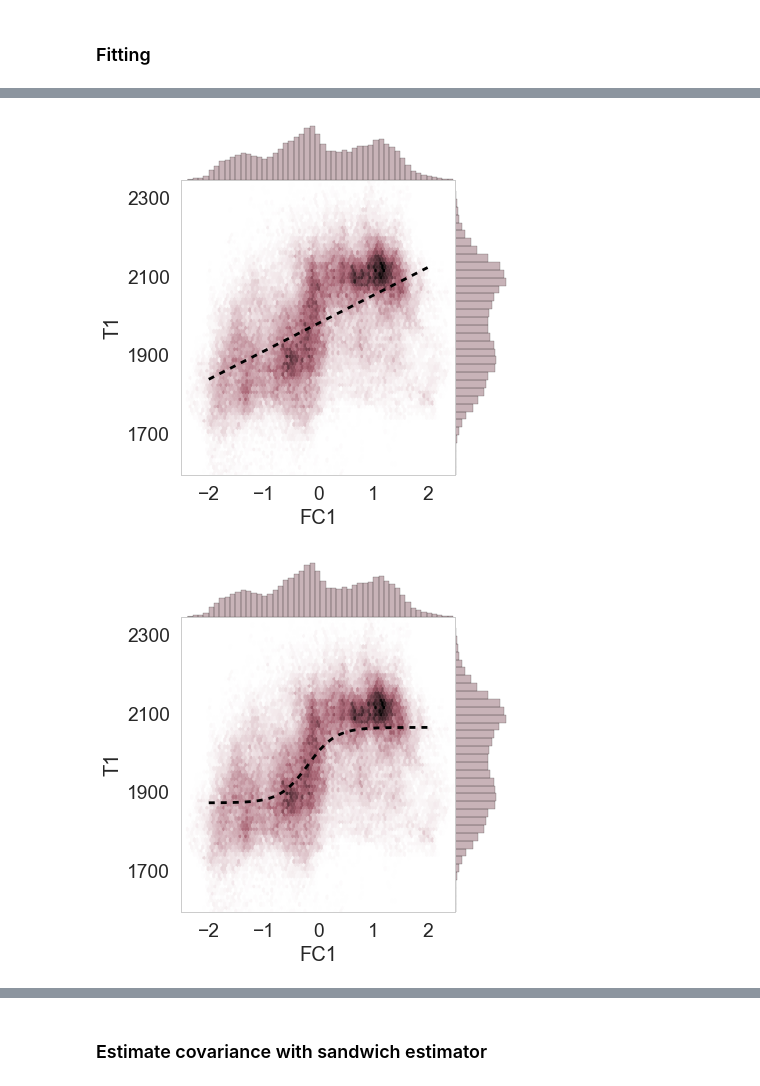
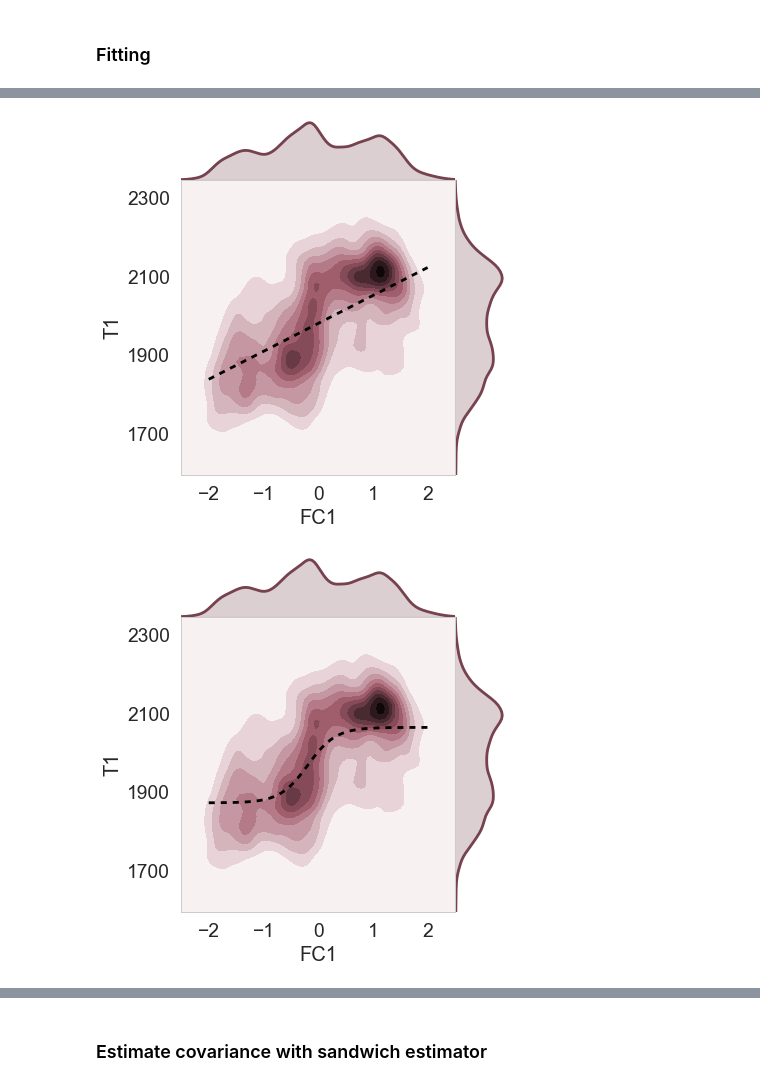
Before and after one commit to juhuntenburg/myelinconnect, a Jupyter notebook: notebooks/Nonlinear_fit.ipynb, the cells around one changed output, grey strips where cells are left out. Drawn from its saved outputs; the diff is of its cells as text; code cells hidden in the pictures.

```diff
--- a/notebooks/Nonlinear_fit.ipynb
+++ b/notebooks/Nonlinear_fit.ipynb
@@ -60,6 +60,12 @@ def sigmoid(x, height, theta, xshift, yshift):
 # %%
 def polynomial_3(xs, b0, b1, b2, b3):
     return b0 + b1*xs + b2*xs**2 + b3*xs**3
+# %%
+def polynomial_4(xs, b0, b1, b2, b3, b4):
+    return b0 + b1*xs + b2*xs**2 + b3*xs**3 + b4*xs**4
+# %%
+def polynomial_5(xs, b0, b1, b2, b3, b4, b5):
+    return b0 + b1*xs + b2*xs**2 + b3*xs**3 + b4*xs**4 + b5*xs**5
 # %%
 xdata = FC1
 ydata = (T1-np.mean(T1))/np.std(T1)
@@ -76,6 +88,10 @@ predicted_ys_poly3 = polynomial_3(x, *fitted_parms_poly3)
 # %%
-predicted_T1_line_lin = predicted_ys_lin*np.std(T1)+np.mean(T1)
-predicted_T1_lin = linear(FC1, *fitted_parms_lin)*np.std(T1)+np.mean(T1)
+fitted_parms_poly4, _ = curve_fit(polynomial_4, xdata, ydata)
+predicted_ys_poly4 = polynomial_4(x, *fitted_parms_poly4)
+predicted_T1_line_poly4 = predicted_ys_poly4*np.std(T1)+np.mean(T1)
+predicted_T1_poly4 = polynomial_4(FC1, *fitted_parms_poly4)*np.std(T1)+np.mean(T1)
 # %%
-predicted_T1_line_sig = predicted_ys_sigmoid*np.std(T1)+np.mean(T1)
-predicted_T1_sig = sigmoid(FC1, *fitted_parms_sigmoid)*np.std(T1)+np.mean(T1)
+fitted_parms_poly5, _ = curve_fit(polynomial_5, xdata, ydata)
+predicted_ys_poly5 = polynomial_5(x, *fitted_parms_poly5)
+predicted_T1_line_poly5 = predicted_ys_poly5*np.std(T1)+np.mean(T1)
+predicted_T1_poly5 = polynomial_5(FC1, *fitted_parms_poly5)*np.std(T1)+np.mean(T1)
@@ -99,35 +112,51 @@ import seaborn as sns
 sns.set_style('whitegrid',{'axes.grid': False})
 sns.set_context('poster', font_scale=1.2)
 scatter_mask = np.where(t1_predict_0['t1']>1500)
 
 xlim = (-2.5, 2.5)
 ylim = (1600, 2350)
 yticks = [1700, 1900,2100, 2300]
 scatter_color = sns.xkcd_rgb['brownish purple']
 
 fig = sns.jointplot(FC1,
                     T1,
                     stat_func=None,space=0,ylim=ylim,xlim=xlim,
-                    kind="hex", size=6, color=scatter_color)
+                    kind="kde", size=6, color=scatter_color)
 fig.ax_joint.plot(x, predicted_T1_line_lin, 'k--')
 fig.set_axis_labels('FC1', 'T1', fontsize=20)
 fig.ax_joint.set_yticks(yticks);
 
 fig = sns.jointplot(FC1,
                     T1,
                     stat_func=None,space=0,ylim=ylim,xlim=xlim,
-                    kind="hex", size=6, color=scatter_color)
+                    kind="kde", size=6, color=scatter_color)
 fig.ax_joint.plot(x, predicted_T1_line_sig, 'k--')
 fig.set_axis_labels('FC1', 'T1', fontsize=20)
 fig.ax_joint.set_yticks(yticks);
 
 fig = sns.jointplot(FC1,
                     T1,
                     stat_func=None,space=0,ylim=ylim,xlim=xlim,
-                    kind="hex", size=6, color=scatter_color)
+                    kind="kde", size=6, color=scatter_color)
 fig.ax_joint.plot(x, predicted_T1_line_poly3, 'k--')
 fig.set_axis_labels('FC1', 'T1', fontsize=20)
 fig.ax_joint.set_yticks(yticks);
+
+fig = sns.jointplot(FC1,
+                    T1,
+                    stat_func=None,space=0,ylim=ylim,xlim=xlim,
+                    kind="kde", size=6, color=scatter_color)
+fig.ax_joint.plot(x, predicted_T1_line_poly4, 'k--')
+fig.set_axis_labels('FC1', 'T1', fontsize=20)
+fig.ax_joint.set_yticks(yticks);
+
+fig = sns.jointplot(FC1,
+                    T1,
+                    stat_func=None,space=0,ylim=ylim,xlim=xlim,
+                    kind="kde", size=6, color=scatter_color)
+fig.ax_joint.plot(x, predicted_T1_line_poly5, 'k--')
+fig.set_axis_labels('FC1', 'T1', fontsize=20)
+fig.ax_joint.set_yticks(yticks);
 # %% [output]
-[figure, old version]
+[figure, new version]
-[figure, old version]
+[figure, new version]
```
Also changed, not shown: parts of 10 cells of this notebook.
